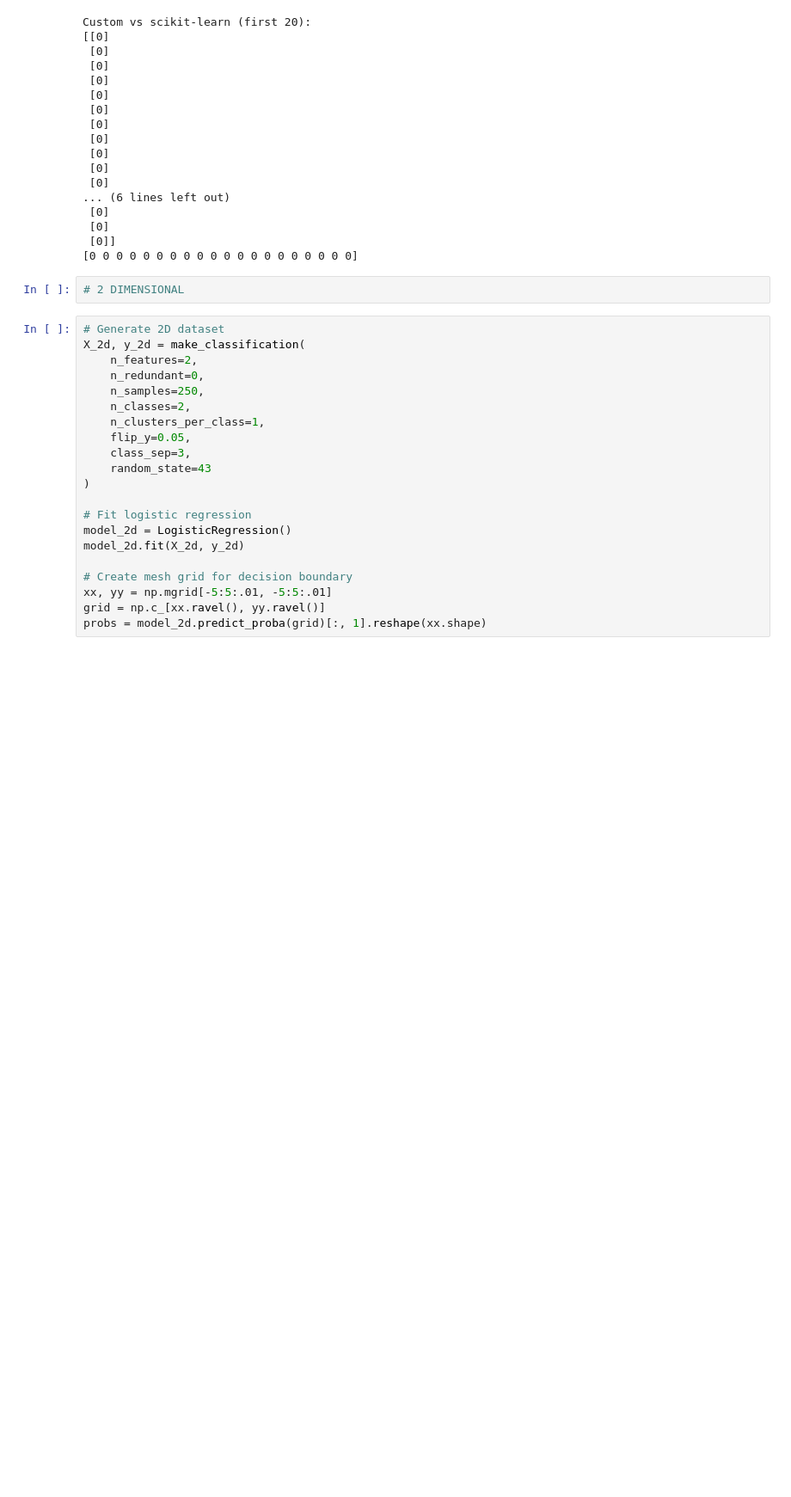
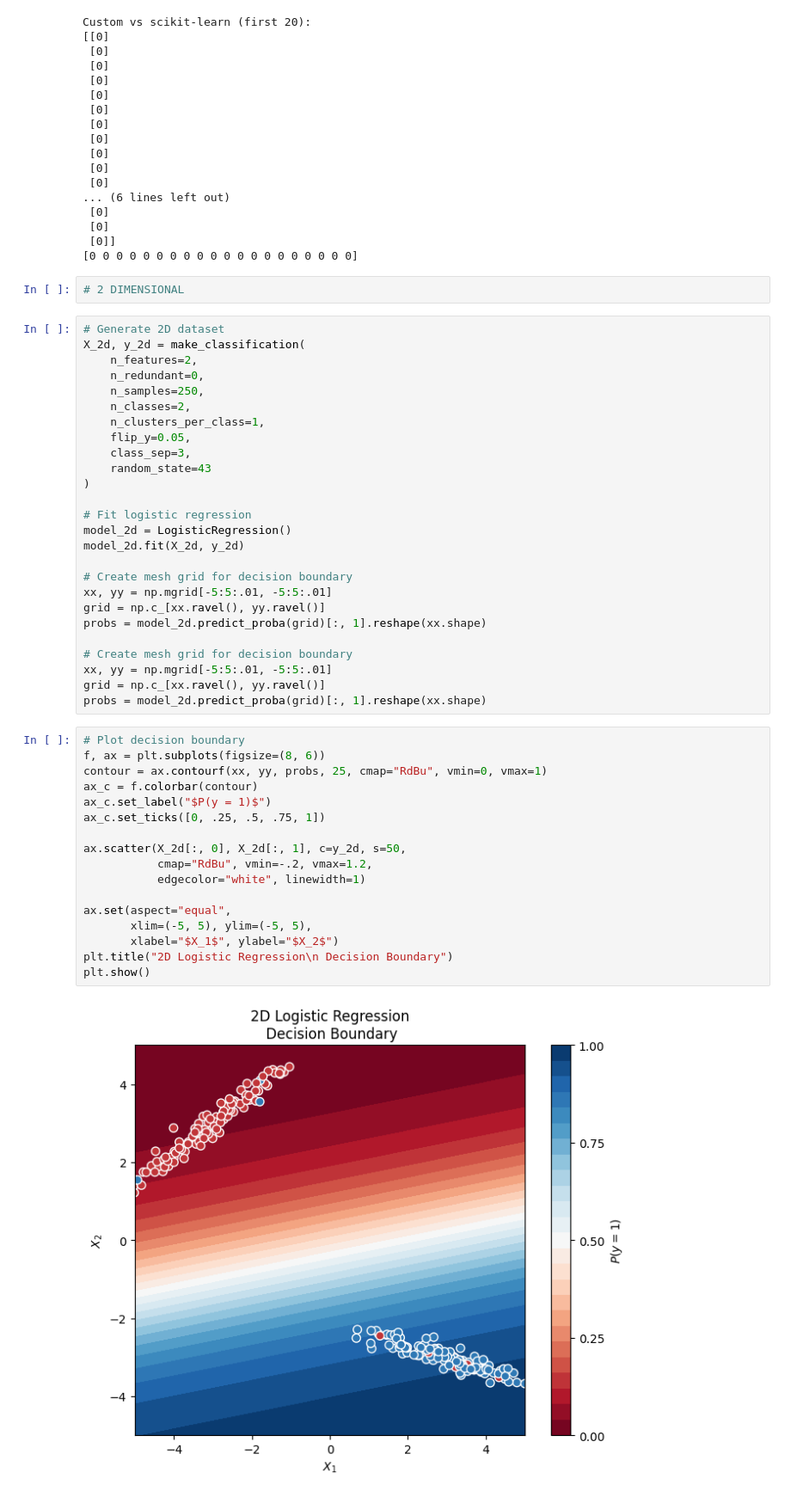
Before and after one commit to stkisengese/classification, a Jupyter notebook: decision_boundary.ipynb, the cells around one changed output. Shown at 86% size. Drawn from its saved outputs; the diff is of its cells as text; blank space fills up the shorter version.

Commit message:
feat: plot 2d logistic regression decision boundary

```diff
--- a/decision_boundary.ipynb
+++ b/decision_boundary.ipynb
@@ -159,3 +159,27 @@ model_2d.fit(X_2d, y_2d)
 xx, yy = np.mgrid[-5:5:.01, -5:5:.01]
 grid = np.c_[xx.ravel(), yy.ravel()]
 probs = model_2d.predict_proba(grid)[:, 1].reshape(xx.shape)
+
+# Create mesh grid for decision boundary
+xx, yy = np.mgrid[-5:5:.01, -5:5:.01]
+grid = np.c_[xx.ravel(), yy.ravel()]
+probs = model_2d.predict_proba(grid)[:, 1].reshape(xx.shape)
+# %%
+# Plot decision boundary
+f, ax = plt.subplots(figsize=(8, 6))
+contour = ax.contourf(xx, yy, probs, 25, cmap="RdBu", vmin=0, vmax=1)
+ax_c = f.colorbar(contour)
+ax_c.set_label("$P(y = 1)$")
+ax_c.set_ticks([0, .25, .5, .75, 1])
+
+ax.scatter(X_2d[:, 0], X_2d[:, 1], c=y_2d, s=50,
+           cmap="RdBu", vmin=-.2, vmax=1.2,
+           edgecolor="white", linewidth=1)
+
+ax.set(aspect="equal",
+       xlim=(-5, 5), ylim=(-5, 5),
+       xlabel="$X_1$", ylabel="$X_2$")
+plt.title("2D Logistic Regression\n Decision Boundary")
+plt.show()
+# %% [output]
+[figure, added]
```
